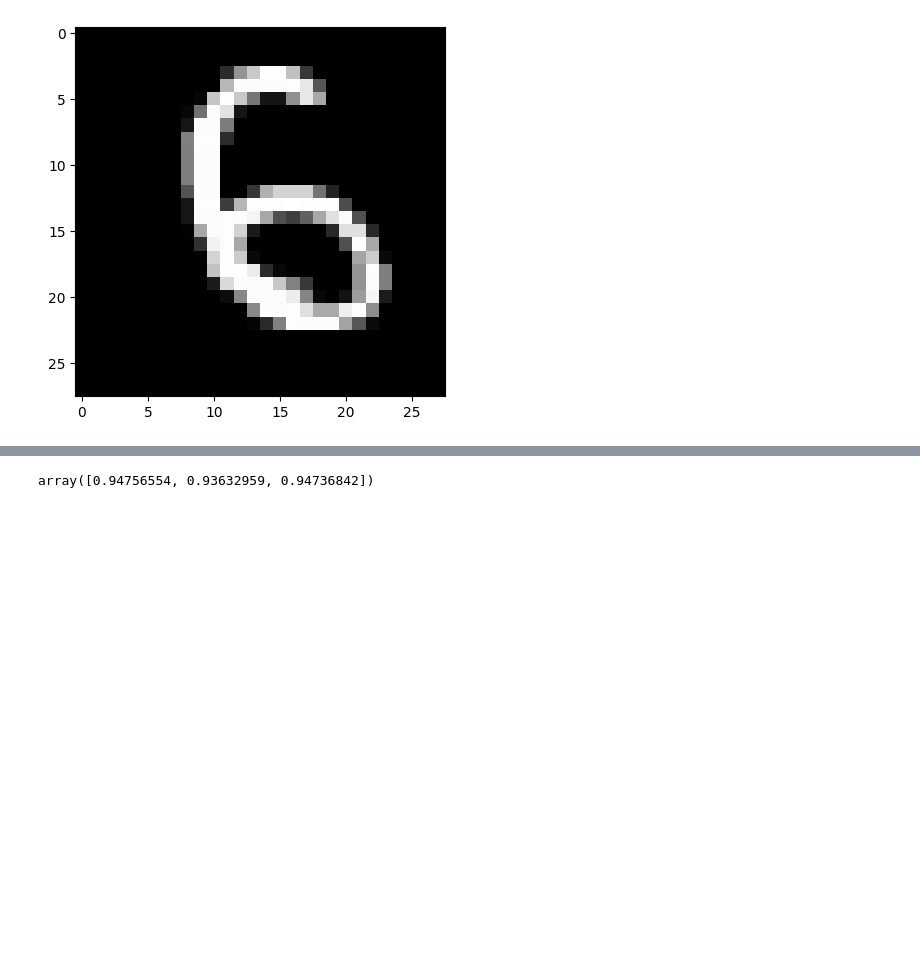
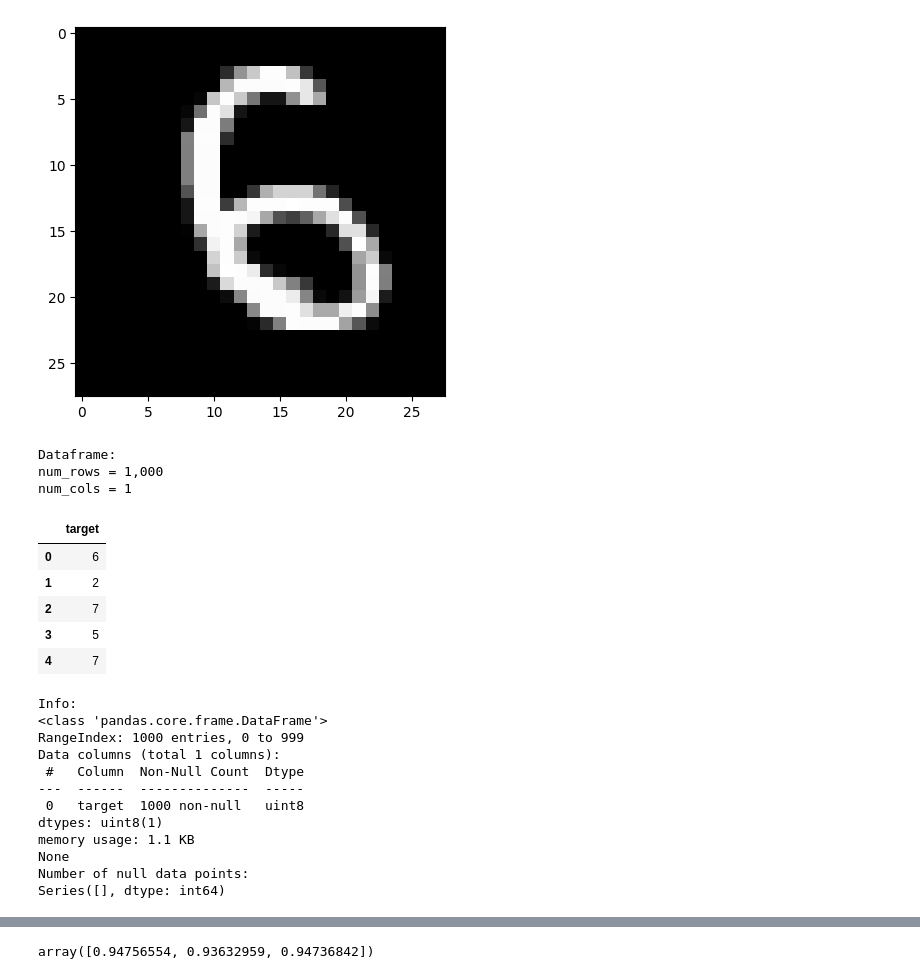
Before and after one commit to ariahosseini/TradML, a Jupyter notebook: ML_MNIST.ipynb, the cells around one changed output, grey strips where cells are left out. Drawn from its saved outputs; the diff is of its cells as text; code cells hidden in the pictures; blank space fills up the shorter version.

```diff
--- a/ML_MNIST.ipynb
+++ b/ML_MNIST.ipynb
@@ -81,7 +112,29 @@ plt.imshow(img, cmap="gray")
 [figure]
 # %%
 y['target'] = y['target'].astype(np.uint8)
-# display_df(y)
+display_df(y)
+# %% [output]
+Dataframe:
+num_rows = 1,000
+num_cols = 1
+|  | target |
+| 0 | 6 |
+| 1 | 2 |
+| 2 | 7 |
+| 3 | 5 |
+| 4 | 7 |
+Info:
+<class 'pandas.core.frame.DataFrame'>
+RangeIndex: 1000 entries, 0 to 999
+Data columns (total 1 columns):
+ #   Column  Non-Null Count  Dtype
+---  ------  --------------  -----
+ 0   target  1000 non-null   uint8
+dtypes: uint8(1)
+memory usage: 1.1 KB
+None
+Number of null data points:
+Series([], dtype: int64)
 # %%
 random_img = [random.randint(0, len(X)) for _ in range(5)]
 num_rows = 1
```
Also changed, not shown: parts of 12 cells of this notebook.
